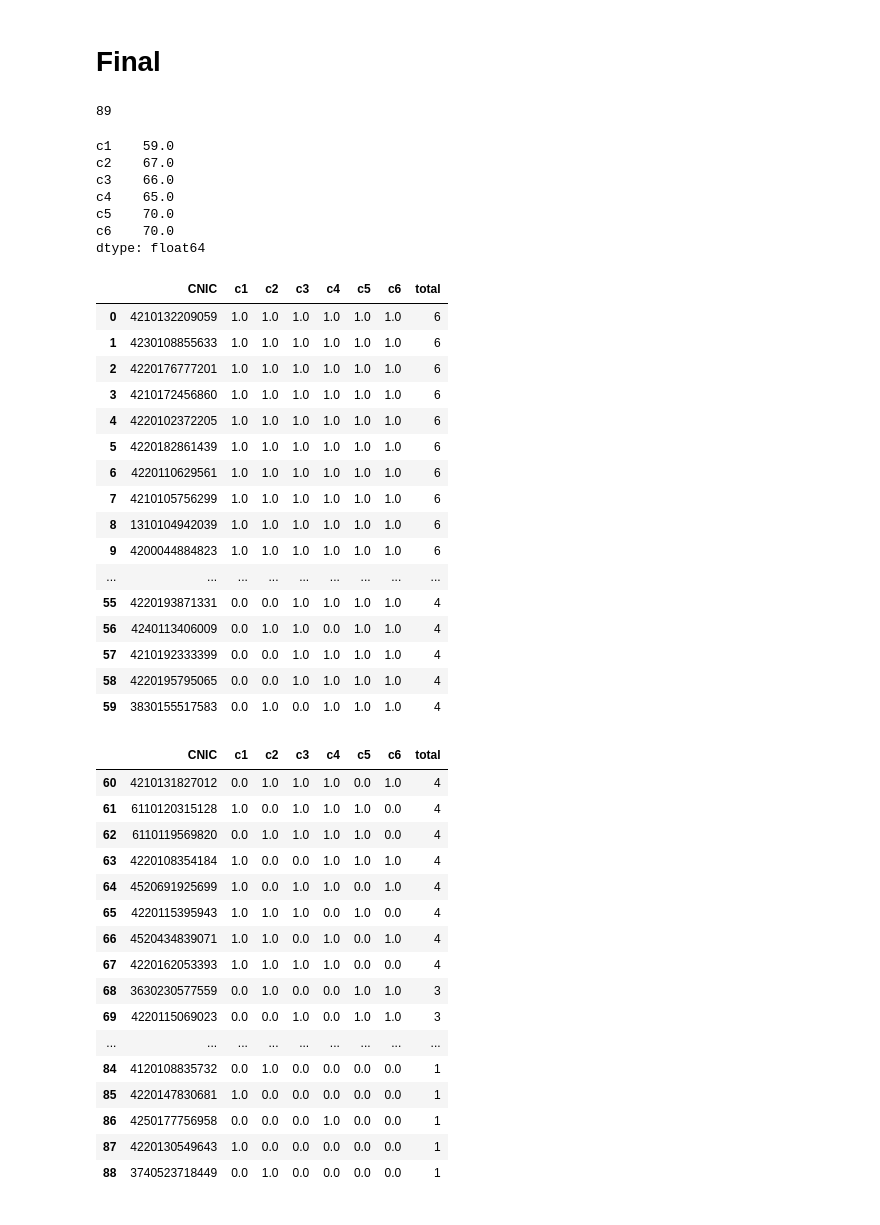
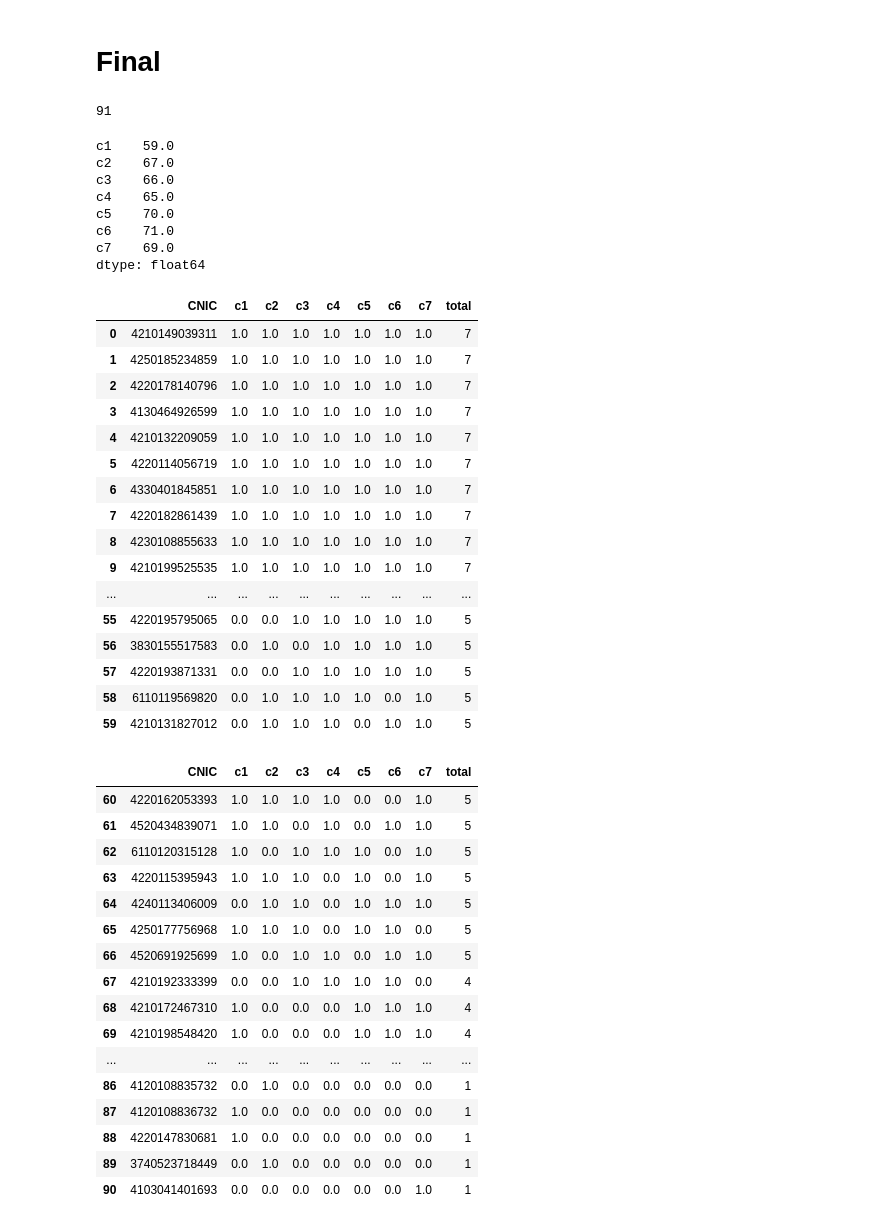
Before and after one commit to EnggQasim/NED-batch4-Python, a Jupyter notebook: attendance.ipynb, the cells around one changed output. Cells and saved outputs as stored; diff of their text form; code cells hidden in the pictures.

```diff
--- a/attendance.ipynb
+++ b/attendance.ipynb
@@ -1331,61 +1538,64 @@ df6.head()
 # %%
 df = df1.merge(df2,on='CNIC', how='outer').fillna(0).merge(
     df3, on="CNIC",how="outer"
 ).fillna(0).merge(
 df4, on="CNIC", how='outer'
 ).fillna(0).merge(
 df5, on="CNIC", how='outer'
 ).fillna(0).merge(
 df6, on="CNIC", how='outer'
+).fillna(0).merge(
+df7, on="CNIC", how='outer'
 ).fillna(0)
 
 df['total'] = df.iloc[:,1:].astype(int).sum(axis=1)
 df.sort_values(by="total", inplace=True, ascending=False)
 df.reset_index(drop=True,inplace=True)
 print(len(df))
 display(df.iloc[:,1:-1].sum(axis=0))
 display(df.head(60))
 display(df.iloc[60:,:])
 # %% [output]
-89
+91
 c1    59.0
 c2    67.0
 c3    66.0
 c4    65.0
 c5    70.0
-c6    70.0
+c6    71.0
+c7    69.0
 dtype: float64
-|  | CNIC | c1 | c2 | c3 | c4 | c5 | c6 | total |
-| 0 | 4210132209059 | 1.0 | 1.0 | 1.0 | 1.0 | 1.0 | 1.0 | 6 |
-| 1 | 4230108855633 | 1.0 | 1.0 | 1.0 | 1.0 | 1.0 | 1.0 | 6 |
-| 2 | 4220176777201 | 1.0 | 1.0 | 1.0 | 1.0 | 1.0 | 1.0 | 6 |
-| 3 | 4210172456860 | 1.0 | 1.0 | 1.0 | 1.0 | 1.0 | 1.0 | 6 |
-| 4 | 4220102372205 | 1.0 | 1.0 | 1.0 | 1.0 | 1.0 | 1.0 | 6 |
-| 5 | 4220182861439 | 1.0 | 1.0 | 1.0 | 1.0 | 1.0 | 1.0 | 6 |
-| 6 | 4220110629561 | 1.0 | 1.0 | 1.0 | 1.0 | 1.0 | 1.0 | 6 |
-| 7 | 4210105756299 | 1.0 | 1.0 | 1.0 | 1.0 | 1.0 | 1.0 | 6 |
-| 8 | 1310104942039 | 1.0 | 1.0 | 1.0 | 1.0 | 1.0 | 1.0 | 6 |
-| 9 | 4200044884823 | 1.0 | 1.0 | 1.0 | 1.0 | 1.0 | 1.0 | 6 |
-| ... | ... | ... | ... | ... | ... | ... | ... | ... |
-| 55 | 4220193871331 | 0.0 | 0.0 | 1.0 | 1.0 | 1.0 | 1.0 | 4 |
-| 56 | 4240113406009 | 0.0 | 1.0 | 1.0 | 0.0 | 1.0 | 1.0 | 4 |
-| 57 | 4210192333399 | 0.0 | 0.0 | 1.0 | 1.0 | 1.0 | 1.0 | 4 |
-| 58 | 4220195795065 | 0.0 | 0.0 | 1.0 | 1.0 | 1.0 | 1.0 | 4 |
-| 59 | 3830155517583 | 0.0 | 1.0 | 0.0 | 1.0 | 1.0 | 1.0 | 4 |
+|  | CNIC | c1 | c2 | c3 | c4 | c5 | c6 | c7 | total |
+| 0 | 4210149039311 | 1.0 | 1.0 | 1.0 | 1.0 | 1.0 | 1.0 | 1.0 | 7 |
+| 1 | 4250185234859 | 1.0 | 1.0 | 1.0 | 1.0 | 1.0 | 1.0 | 1.0 | 7 |
+| 2 | 4220178140796 | 1.0 | 1.0 | 1.0 | 1.0 | 1.0 | 1.0 | 1.0 | 7 |
+| 3 | 4130464926599 | 1.0 | 1.0 | 1.0 | 1.0 | 1.0 | 1.0 | 1.0 | 7 |
+| 4 | 4210132209059 | 1.0 | 1.0 | 1.0 | 1.0 | 1.0 | 1.0 | 1.0 | 7 |
+| 5 | 4220114056719 | 1.0 | 1.0 | 1.0 | 1.0 | 1.0 | 1.0 | 1.0 | 7 |
+| 6 | 4330401845851 | 1.0 | 1.0 | 1.0 | 1.0 | 1.0 | 1.0 | 1.0 | 7 |
+| 7 | 4220182861439 | 1.0 | 1.0 | 1.0 | 1.0 | 1.0 | 1.0 | 1.0 | 7 |
+| 8 | 4230108855633 | 1.0 | 1.0 | 1.0 | 1.0 | 1.0 | 1.0 | 1.0 | 7 |
+| 9 | 4210199525535 | 1.0 | 1.0 | 1.0 | 1.0 | 1.0 | 1.0 | 1.0 | 7 |
+| ... | ... | ... | ... | ... | ... | ... | ... | ... | ... |
+| 55 | 4220195795065 | 0.0 | 0.0 | 1.0 | 1.0 | 1.0 | 1.0 | 1.0 | 5 |
+| 56 | 3830155517583 | 0.0 | 1.0 | 0.0 | 1.0 | 1.0 | 1.0 | 1.0 | 5 |
+| 57 | 4220193871331 | 0.0 | 0.0 | 1.0 | 1.0 | 1.0 | 1.0 | 1.0 | 5 |
+| 58 | 6110119569820 | 0.0 | 1.0 | 1.0 | 1.0 | 1.0 | 0.0 | 1.0 | 5 |
+| 59 | 4210131827012 | 0.0 | 1.0 | 1.0 | 1.0 | 0.0 | 1.0 | 1.0 | 5 |
-|  | CNIC | c1 | c2 | c3 | c4 | c5 | c6 | total |
-| 60 | 4210131827012 | 0.0 | 1.0 | 1.0 | 1.0 | 0.0 | 1.0 | 4 |
-| 61 | 6110120315128 | 1.0 | 0.0 | 1.0 | 1.0 | 1.0 | 0.0 | 4 |
-| 62 | 6110119569820 | 0.0 | 1.0 | 1.0 | 1.0 | 1.0 | 0.0 | 4 |
-| 63 | 4220108354184 | 1.0 | 0.0 | 0.0 | 1.0 | 1.0 | 1.0 | 4 |
-| 64 | 4520691925699 | 1.0 | 0.0 | 1.0 | 1.0 | 0.0 | 1.0 | 4 |
-| 65 | 4220115395943 | 1.0 | 1.0 | 1.0 | 0.0 | 1.0 | 0.0 | 4 |
-| 66 | 4520434839071 | 1.0 | 1.0 | 0.0 | 1.0 | 0.0 | 1.0 | 4 |
-| 67 | 4220162053393 | 1.0 | 1.0 | 1.0 | 1.0 | 0.0 | 0.0 | 4 |
-| 68 | 3630230577559 | 0.0 | 1.0 | 0.0 | 0.0 | 1.0 | 1.0 | 3 |
-| 69 | 4220115069023 | 0.0 | 0.0 | 1.0 | 0.0 | 1.0 | 1.0 | 3 |
-| ... | ... | ... | ... | ... | ... | ... | ... | ... |
-| 84 | 4120108835732 | 0.0 | 1.0 | 0.0 | 0.0 | 0.0 | 0.0 | 1 |
-| 85 | 4220147830681 | 1.0 | 0.0 | 0.0 | 0.0 | 0.0 | 0.0 | 1 |
-| 86 | 4250177756958 | 0.0 | 0.0 | 0.0 | 1.0 | 0.0 | 0.0 | 1 |
-| 87 | 4220130549643 | 1.0 | 0.0 | 0.0 | 0.0 | 0.0 | 0.0 | 1 |
-| 88 | 3740523718449 | 0.0 | 1.0 | 0.0 | 0.0 | 0.0 | 0.0 | 1 |
+|  | CNIC | c1 | c2 | c3 | c4 | c5 | c6 | c7 | total |
+| 60 | 4220162053393 | 1.0 | 1.0 | 1.0 | 1.0 | 0.0 | 0.0 | 1.0 | 5 |
+| 61 | 4520434839071 | 1.0 | 1.0 | 0.0 | 1.0 | 0.0 | 1.0 | 1.0 | 5 |
+| 62 | 6110120315128 | 1.0 | 0.0 | 1.0 | 1.0 | 1.0 | 0.0 | 1.0 | 5 |
+| 63 | 4220115395943 | 1.0 | 1.0 | 1.0 | 0.0 | 1.0 | 0.0 | 1.0 | 5 |
+| 64 | 4240113406009 | 0.0 | 1.0 | 1.0 | 0.0 | 1.0 | 1.0 | 1.0 | 5 |
+| 65 | 4250177756968 | 1.0 | 1.0 | 1.0 | 0.0 | 1.0 | 1.0 | 0.0 | 5 |
+| 66 | 4520691925699 | 1.0 | 0.0 | 1.0 | 1.0 | 0.0 | 1.0 | 1.0 | 5 |
+| 67 | 4210192333399 | 0.0 | 0.0 | 1.0 | 1.0 | 1.0 | 1.0 | 0.0 | 4 |
+| 68 | 4210172467310 | 1.0 | 0.0 | 0.0 | 0.0 | 1.0 | 1.0 | 1.0 | 4 |
+| 69 | 4210198548420 | 1.0 | 0.0 | 0.0 | 0.0 | 1.0 | 1.0 | 1.0 | 4 |
+| ... | ... | ... | ... | ... | ... | ... | ... | ... | ... |
+| 86 | 4120108835732 | 0.0 | 1.0 | 0.0 | 0.0 | 0.0 | 0.0 | 0.0 | 1 |
+| 87 | 4120108836732 | 1.0 | 0.0 | 0.0 | 0.0 | 0.0 | 0.0 | 0.0 | 1 |
+| 88 | 4220147830681 | 1.0 | 0.0 | 0.0 | 0.0 | 0.0 | 0.0 | 0.0 | 1 |
+| 89 | 3740523718449 | 0.0 | 1.0 | 0.0 | 0.0 | 0.0 | 0.0 | 0.0 | 1 |
+| 90 | 4103041401693 | 0.0 | 0.0 | 0.0 | 0.0 | 0.0 | 0.0 | 1.0 | 1 |
```
Also changed, not shown: parts of 7 cells of this notebook, 1 other file.
